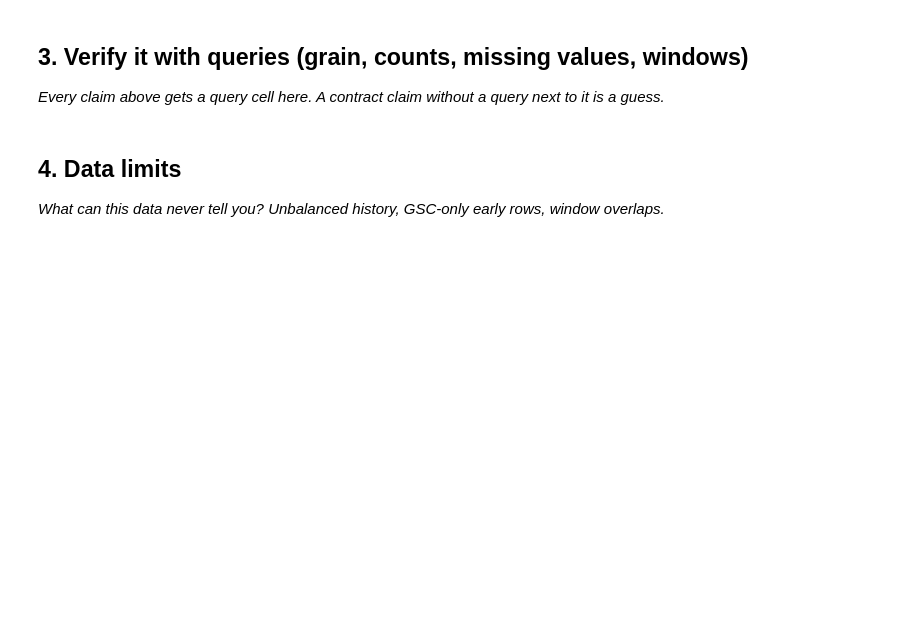
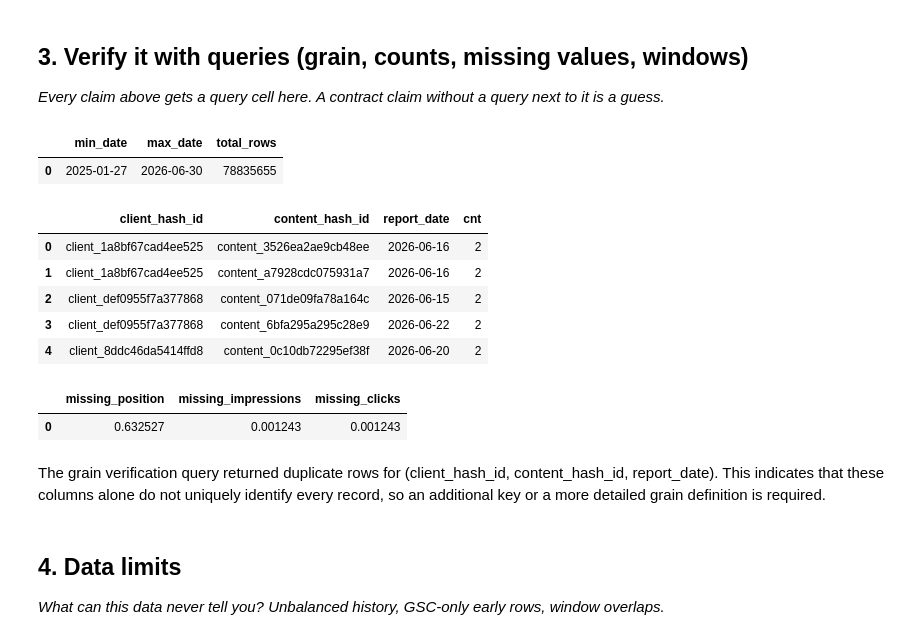
Before and after one commit to MOULEESHWARAN07/flyrank-ml-internship, a Jupyter notebook: work/notebooks/w03_data_contract.ipynb, the cells around one changed output. Cells and saved outputs as stored; diff of their text form; code cells hidden in the pictures; blank space fills up the shorter version.

```diff
--- a/work/notebooks/w03_data_contract.ipynb
+++ b/work/notebooks/w03_data_contract.ipynb
@@ -8,0 +29,25 @@ This skeleton is yours to fill. Work the sections **in order** — each one has
+# %%
+import os
+import duckdb
+from google.colab import userdata
+
+HF_TOKEN = userdata.get("HF_TOKEN")
+
+con = duckdb.connect()
+
+con.execute(
+    f"CREATE OR REPLACE SECRET hf (TYPE huggingface, TOKEN '{HF_TOKEN}')"
+)
+
+REL = "hf://datasets/FlyRank/internship-warehouse"
+
+TABLES = {
+    "dim_clients": f"read_parquet('{REL}/dim_clients.parquet')",
+    "dim_content": f"read_parquet('{REL}/dim_content.parquet')",
+    "fact_daily": f"read_parquet('{REL}/fact_content_daily_performance/**/*.parquet')",
+    "fact_query_90d": f"read_parquet('{REL}/fact_content_query_90d.parquet')",
+}
+
+for name, table in TABLES.items():
+    rows = con.sql(f"SELECT COUNT(*) FROM {table}").fetchone()[0]
+    print(name, rows)
@@ -30,3 +108,46 @@ This skeleton is yours to fill. Work the sections **in order** — each one has
+# %%
+con.sql(f"""
+SELECT
+    MIN(report_date) AS min_date,
+    MAX(report_date) AS max_date,
+    COUNT(*) AS total_rows
+FROM {TABLES['fact_daily']}
+""").df()
+# %% [output]
+|  | min_date | max_date | total_rows |
+| 0 | 2025-01-27 | 2026-06-30 | 78835655 |
+# %%
+con.sql(f"""
+SELECT
+    client_hash_id,
+    content_hash_id,
+    report_date,
+    COUNT(*) AS cnt
+FROM {TABLES['fact_daily']}
+GROUP BY 1,2,3
+HAVING COUNT(*) > 1
+LIMIT 5
+""").df()
+# %% [output]
+|  | client_hash_id | content_hash_id | report_date | cnt |
+| 0 | client_1a8bf67cad4ee525 | content_3526ea2ae9cb48ee | 2026-06-16 | 2 |
+| 1 | client_1a8bf67cad4ee525 | content_a7928cdc075931a7 | 2026-06-16 | 2 |
+| 2 | client_def0955f7a377868 | content_071de09fa78a164c | 2026-06-15 | 2 |
+| 3 | client_def0955f7a377868 | content_6bfa295a295c28e9 | 2026-06-22 | 2 |
+| 4 | client_8ddc46da5414ffd8 | content_0c10db72295ef38f | 2026-06-20 | 2 |
+# %%
+con.sql(f"""
+SELECT
+    AVG(CASE WHEN gsc_avg_position IS NULL THEN 1.0 ELSE 0 END) AS missing_position,
+    AVG(CASE WHEN gsc_impressions IS NULL THEN 1.0 ELSE 0 END) AS missing_impressions,
+    AVG(CASE WHEN gsc_clicks IS NULL THEN 1.0 ELSE 0 END) AS missing_clicks
+FROM {TABLES['fact_daily']}
+""").df()
+# %% [output]
+|  | missing_position | missing_impressions | missing_clicks |
+| 0 | 0.632527 | 0.001243 | 0.001243 |
+# %% [markdown]
+The grain verification query returned duplicate rows for (client_hash_id, content_hash_id, report_date). This indicates that these columns alone do not uniquely identify every record, so an additional key or a more detailed grain definition is required.
 # %% [markdown]
 ## 4. Data limits
 
```
Also changed, not shown: parts of 9 cells of this notebook.
